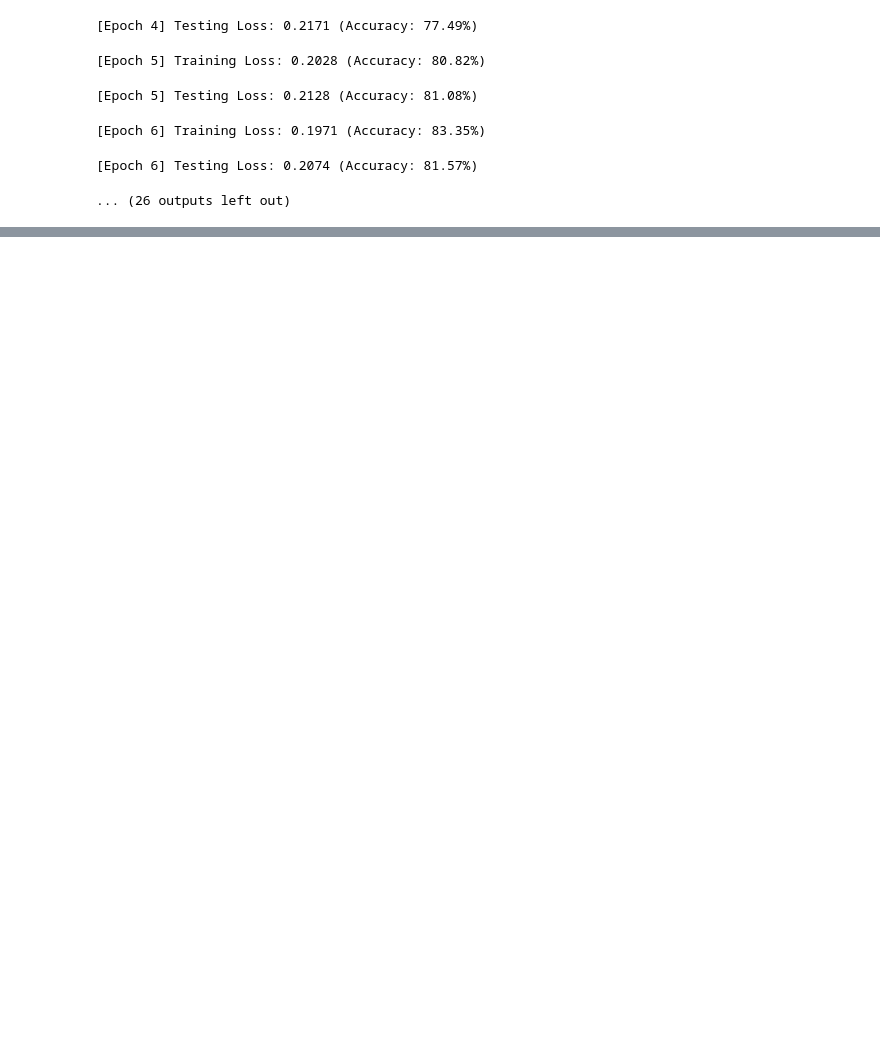
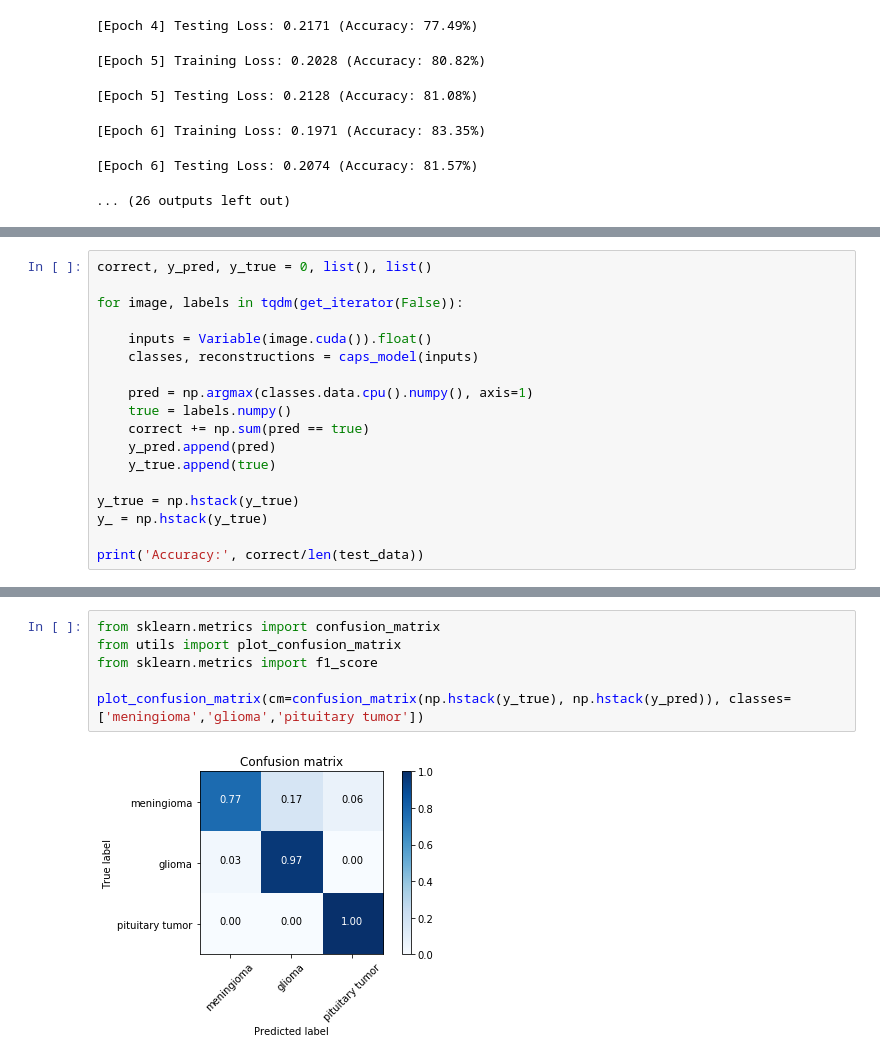
Before and after one commit to Dolorousrtur/capstumor, a Jupyter notebook: CAClean_engine.ipynb, the cells around one changed output, grey strips where cells are left out. Saved outputs shown, nothing was run; the diff lists cells and outputs as text; blank space fills up the shorter version.

```diff
--- a/CAClean_engine.ipynb
+++ b/CAClean_engine.ipynb
@@ -259,0 +318,18 @@ engine.train(processor, get_iterator(True), maxepoch=30, optimizer=optimizer)
+# %%
+correct, y_pred, y_true = 0, list(), list()
+
+for image, labels in tqdm(get_iterator(False)):
+
+    inputs = Variable(image.cuda()).float()
+    classes, reconstructions = caps_model(inputs)
+
+    pred = np.argmax(classes.data.cpu().numpy(), axis=1)
+    true = labels.numpy()
+    correct += np.sum(pred == true)
+    y_pred.append(pred)
+    y_true.append(true)
+
+y_true = np.hstack(y_true)
+y_ = np.hstack(y_true)
+
+print('Accuracy:', correct/len(test_data))
@@ -259,0 +595,8 @@ engine.train(processor, get_iterator(True), maxepoch=30, optimizer=optimizer)
+# %%
+from sklearn.metrics import confusion_matrix
+from utils import plot_confusion_matrix
+from sklearn.metrics import f1_score
+
+plot_confusion_matrix(cm=confusion_matrix(np.hstack(y_true), np.hstack(y_pred)), classes=['meningioma','glioma','pituitary tumor'])
+# %% [output]
+[figure, added]
```
Also changed, not shown: parts of 7 cells of this notebook, 2 other files.
